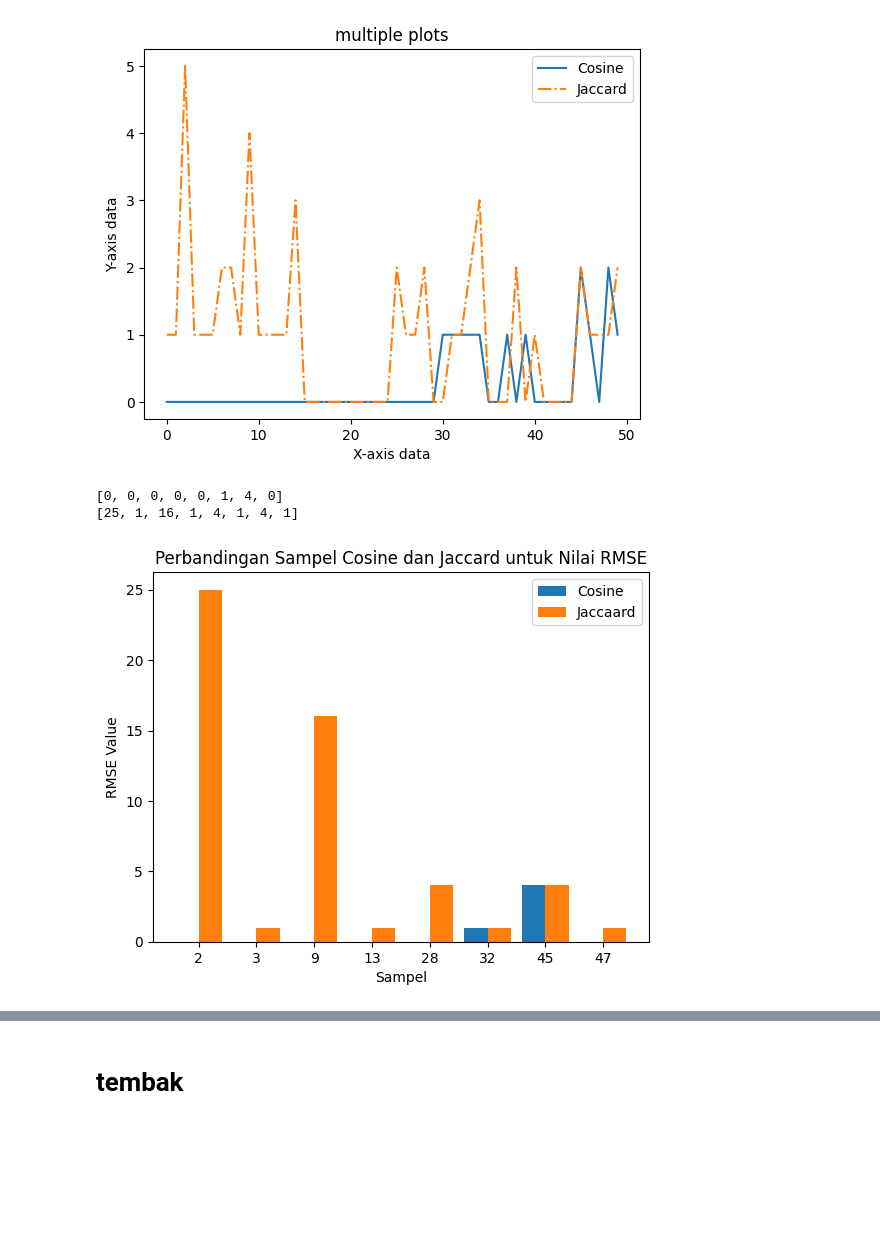
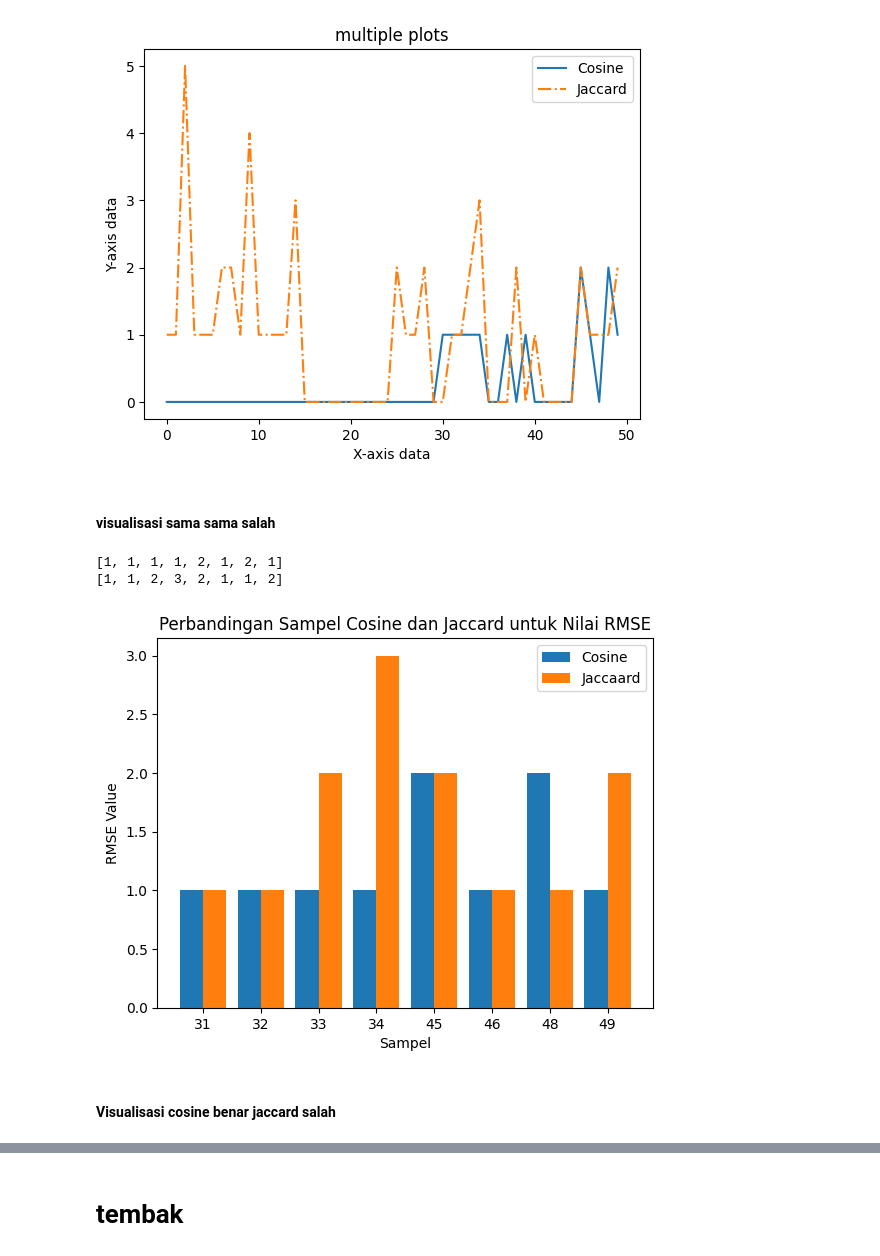
Before and after one commit to MeltingSnow21/Comparision-of-Jaccard-Similarity-and-Cosine-Similarity-for-Content-Based-Recommendation-Model, a Jupyter notebook: Model.ipynb, the cells around one changed output, grey strips where cells are left out. Saved outputs shown, nothing was run; the diff lists cells and outputs as text; code cells hidden in the pictures; blank space fills up the shorter version.

```diff
--- a/Model.ipynb
+++ b/Model.ipynb
@@ -235,11 +233,9 @@ def tf_idf(sentence):
     return tf_idf_vec
 # %%
 vectors = []
-for sent in sentences[0:1]:
+for sent in sentences:
     vec = tf_idf(sent)
     vectors.append(vec)
-
-#print(vectors[0])
 # %% [output]
 jelang 0.01282051282051282 2.995732273553991 0.03840682401992296
 ktt 0.02564102564102564 2.4849066497880004 0.06371555512276923
@@ -264,12 +260,3 @@ vectors = np.array(vectors)
 vectors.shape
 # %% [output]
 (60, 1627)
-# %%
-
-tf_idf = TfidfVectorizer(binary=True,norm='l2', use_idf=True, smooth_idf=True, sublinear_tf=False)
-tfidf_mat = tf_idf.fit_transform(df2["Deskripsi"])
-
-print("TF-IDF ", type(tfidf_mat), tfidf_mat.shape)
-x = tfidf_mat.toarray(order=None, out=None)
-x3 = x
-x4 = pd.DataFrame(x3)
@@ -788,0 +609,10 @@ gaksama.index[gaksama].tolist()
+# %%
+# Mencari index yang sama-sama salah
+sama_sama_salah = int_df['MAE_Cos'] > 0
+sama_sama_salah2 = int_df['MAE_Jac'] > 0
+
+a = sama_sama_salah.index[sama_sama_salah].tolist()
+b = sama_sama_salah2.index[sama_sama_salah2].tolist()
+sama_sama_salah = list(set(a).intersection(b))
+sama_sama_salah.sort()
+sama_sama_salah
@@ -807,42 +675,46 @@ plt.title('multiple plots')
 plt.show()
 # %% [output]
 [figure]
+# %% [markdown]
+#### visualisasi sama sama salah
 # %%
 import numpy as np
 import matplotlib.pyplot as plt
 
 
 def addlabels(x,y):
     for i in range(len(x)):
         plt.text(i, y[i]//2, y[i], ha = 'center' )
 
-X = [2, 3, 9, 13, 28, 32, 45, 47]
+X = sama_sama_salah
 
-y1 = int_df.iloc[[2, 3, 9, 13, 28, 32, 45, 47]]['MAE_Cos2'].tolist()
-y2 = int_df.iloc[[2, 3, 9, 13, 28, 32, 45, 47]]['MAE_Jac2'].tolist()
+y1 = int_df.iloc[X]['MAE_Cos'].tolist()
+y2 = int_df.iloc[X]['MAE_Jac'].tolist()
 
 print(y1)
 print(y2)
 
 Cos = y1
 Jac = y2
 
 X_axis = np.arange(len(X))
 
 plt.bar(X_axis - 0.2, Cos, 0.4, label = 'Cosine')
 plt.bar(X_axis + 0.2, Jac, 0.4, label = 'Jaccaard')
 
 
 plt.xticks(X_axis, X)
 plt.xlabel("Sampel")
 plt.ylabel("RMSE Value")
 plt.title("Perbandingan Sampel Cosine dan Jaccard untuk Nilai RMSE")
 plt.legend()
 plt.show()
 # %% [output]
-[0, 0, 0, 0, 0, 1, 4, 0]
-[25, 1, 16, 1, 4, 1, 4, 1]
+[1, 1, 1, 1, 2, 1, 2, 1]
+[1, 1, 2, 3, 2, 1, 1, 2]
-[figure, old version]
+[figure, new version]
+# %% [markdown]
+#### Visualisasi cosine benar jaccard salah
 # %%
 import numpy as np
 import matplotlib.pyplot as plt
```
Also changed, not shown: parts of 20 cells of this notebook.
